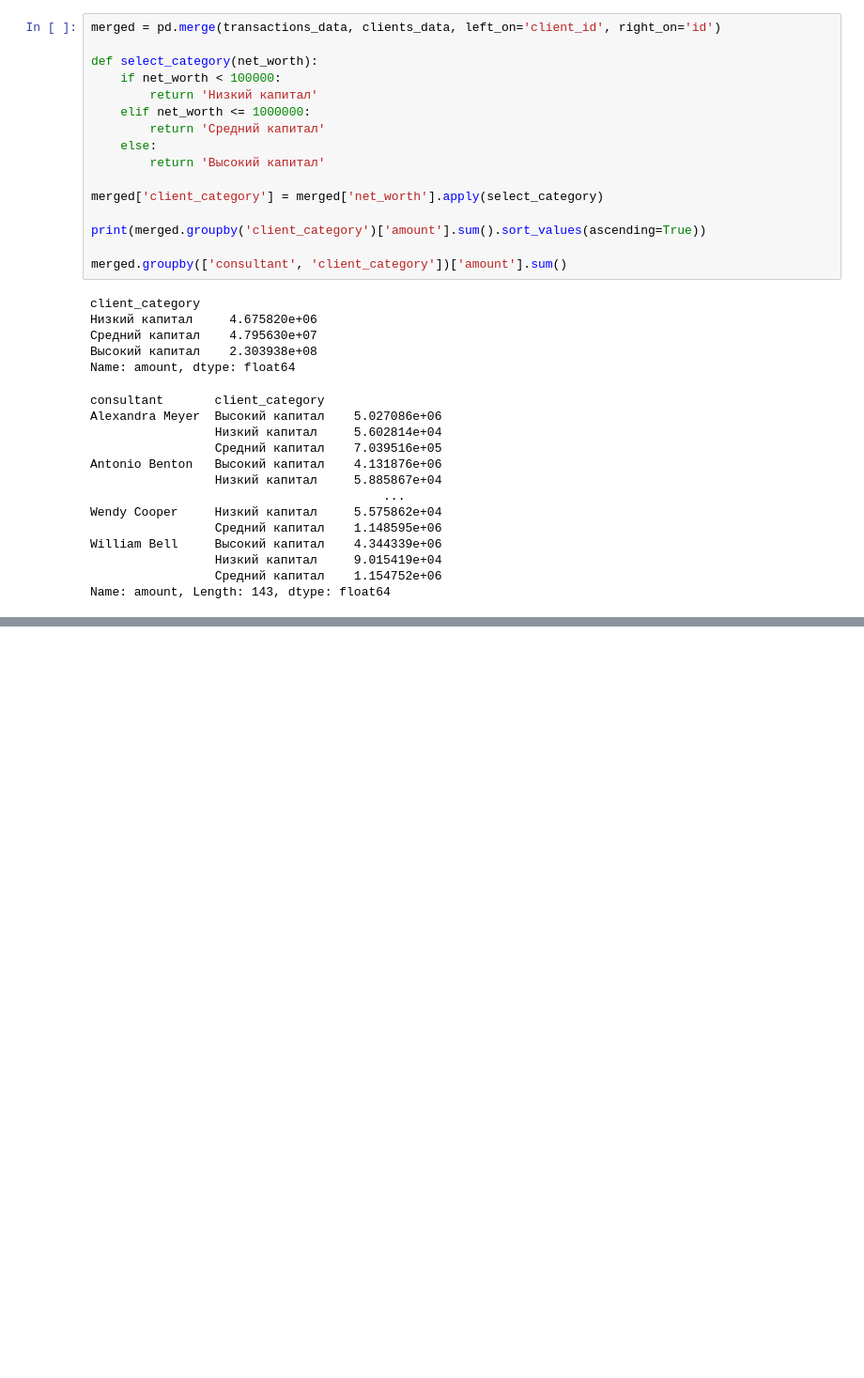
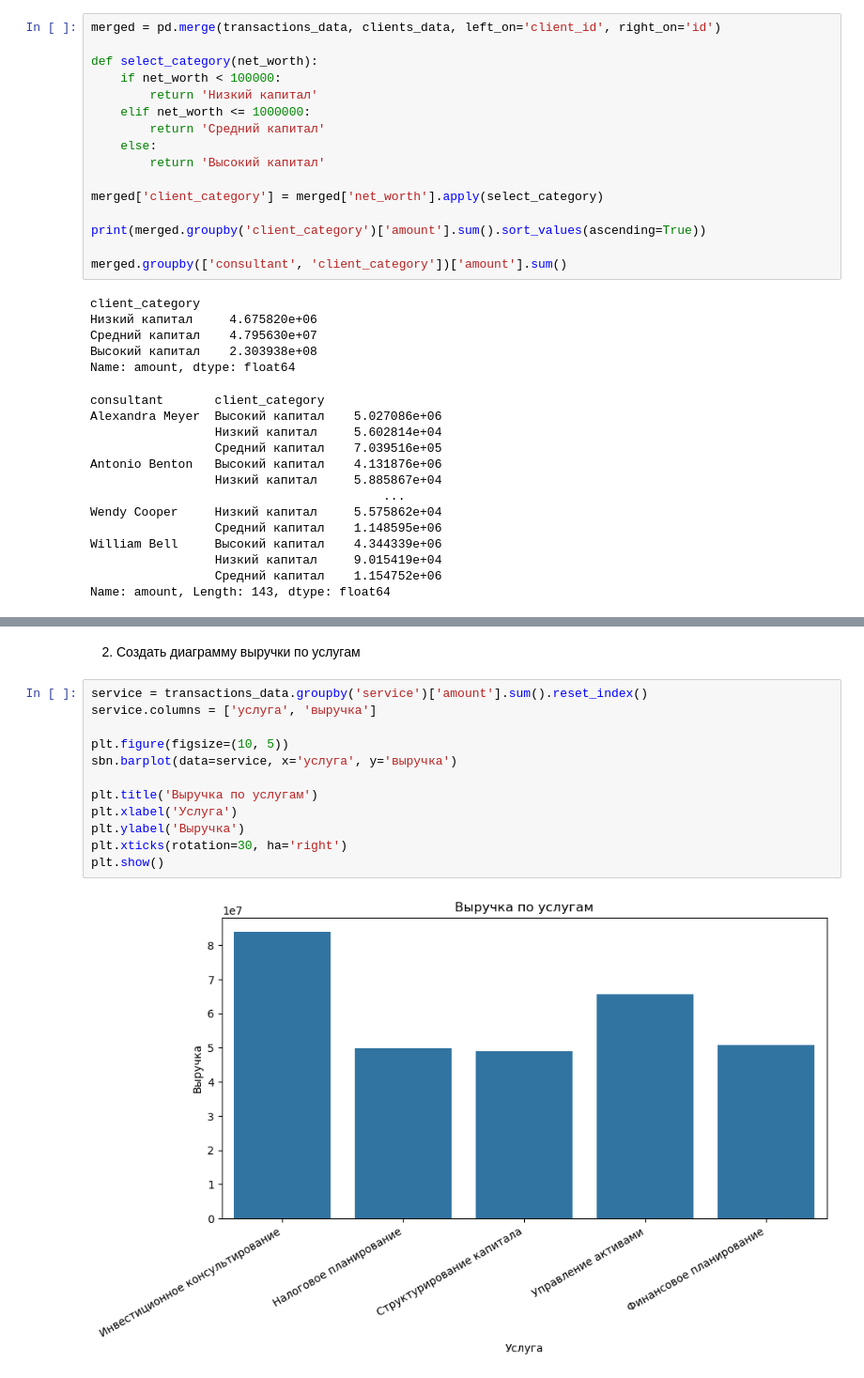
Before and after one commit to nekkkkate/aton_test_task, a Jupyter notebook: first_task/financial_analysis.ipynb, the cells around one changed output, grey strips where cells are left out. Shown at 94% size. Cells and saved outputs as stored; diff of their text form; blank space fills up the shorter version.

```diff
--- a/first_task/financial_analysis.ipynb
+++ b/first_task/financial_analysis.ipynb
@@ -370,0 +389,16 @@ Name: amount, Length: 143, dtype: float64
+# %% [markdown]
+2. Создать диаграмму выручки по услугам
+# %%
+service = transactions_data.groupby('service')['amount'].sum().reset_index()
+service.columns = ['услуга', 'выручка']
+
+plt.figure(figsize=(10, 5))
+sbn.barplot(data=service, x='услуга', y='выручка')
+
+plt.title('Выручка по услугам')
+plt.xlabel('Услуга')
+plt.ylabel('Выручка')
+plt.xticks(rotation=30, ha='right')
+plt.show()
+# %% [output]
+[figure, added]
```
Also changed, not shown: parts of 4 cells of this notebook.
